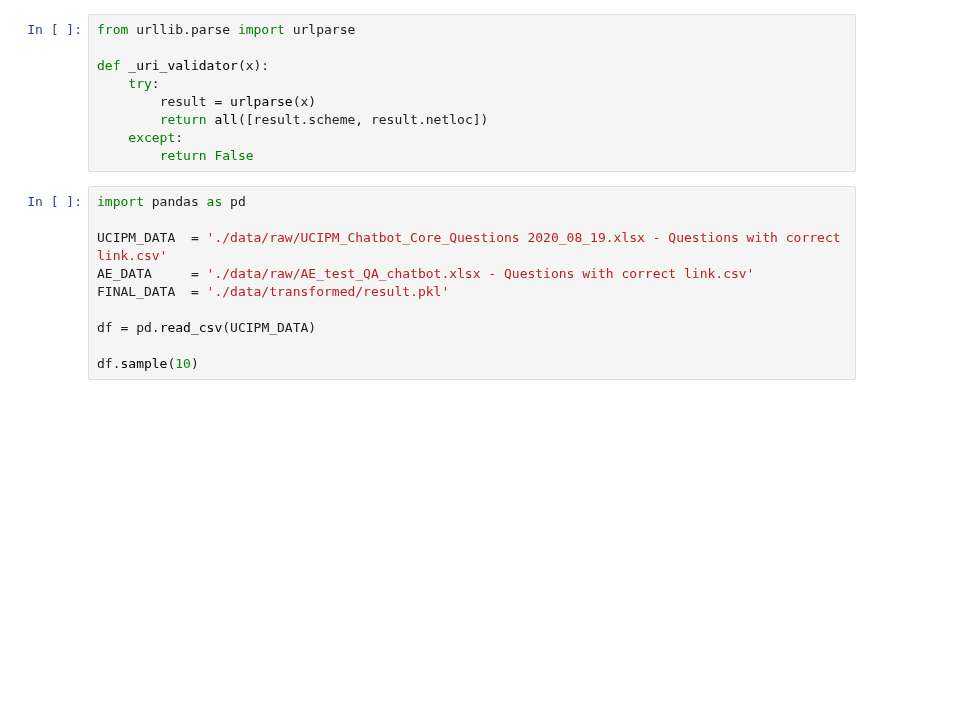
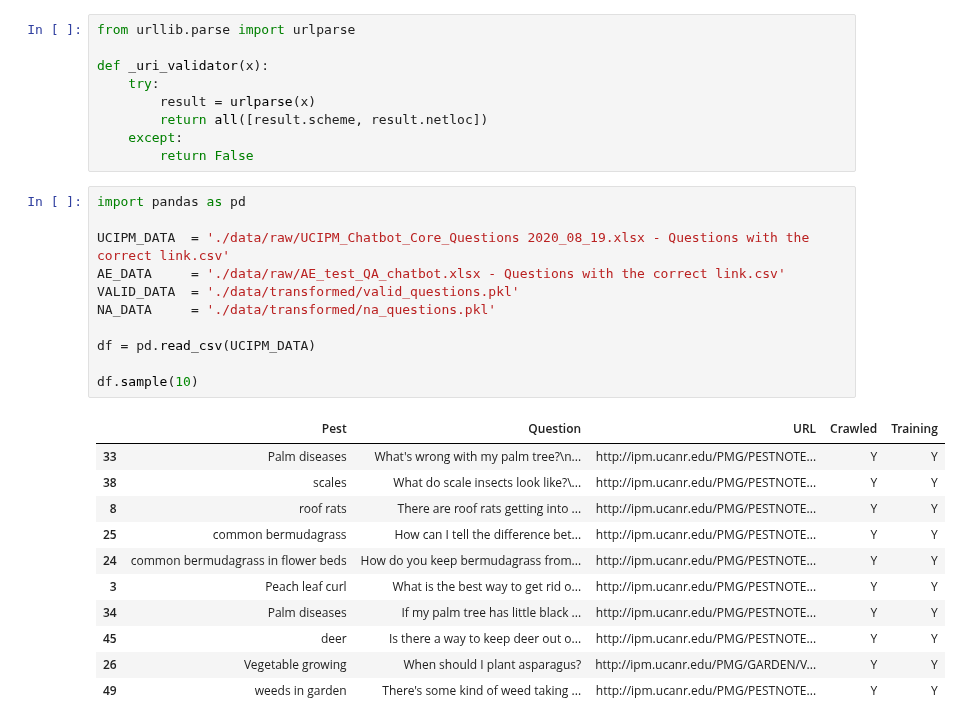
Before and after one commit to biddy1618/askchatbot, a Jupyter notebook: scripts/scoring/scoring_data_etl.ipynb, the cells around one changed output. Cells and saved outputs as stored; diff of their text form; blank space fills up the shorter version.

```diff
--- a/scripts/scoring/scoring_data_etl.ipynb
+++ b/scripts/scoring/scoring_data_etl.ipynb
@@ -12,10 +12,23 @@ def _uri_validator(x):
 # %%
 import pandas as pd
 
-UCIPM_DATA  = './data/raw/UCIPM_Chatbot_Core_Questions 2020_08_19.xlsx - Questions with correct link.csv'
-AE_DATA     = './data/raw/AE_test_QA_chatbot.xlsx - Questions with correct link.csv'
-FINAL_DATA  = './data/transformed/result.pkl'
+UCIPM_DATA  = './data/raw/UCIPM_Chatbot_Core_Questions 2020_08_19.xlsx - Questions with the correct link.csv'
+AE_DATA     = './data/raw/AE_test_QA_chatbot.xlsx - Questions with the correct link.csv'
+VALID_DATA  = './data/transformed/valid_questions.pkl'
+NA_DATA     = './data/transformed/na_questions.pkl'
 
 df = pd.read_csv(UCIPM_DATA)
 
 df.sample(10)
+# %% [output]
+|  | Pest | Question | URL | Crawled | Training |
+| 33 | Palm diseases | What's wrong with my palm tree?\n... | http://ipm.ucanr.edu/PMG/PESTNOTE... | Y | Y |
+| 38 | scales | What do scale insects look like?\... | http://ipm.ucanr.edu/PMG/PESTNOTE... | Y | Y |
+| 8 | roof rats | There are roof rats getting into ... | http://ipm.ucanr.edu/PMG/PESTNOTE... | Y | Y |
+| 25 | common bermudagrass | How can I tell the difference bet... | http://ipm.ucanr.edu/PMG/PESTNOTE... | Y | Y |
+| 24 | common bermudagrass in flower beds | How do you keep bermudagrass from... | http://ipm.ucanr.edu/PMG/PESTNOTE... | Y | Y |
+| 3 | Peach leaf curl | What is the best way to get rid o... | http://ipm.ucanr.edu/PMG/PESTNOTE... | Y | Y |
+| 34 | Palm diseases | If my palm tree has little black ... | http://ipm.ucanr.edu/PMG/PESTNOTE... | Y | Y |
+| 45 | deer | Is there a way to keep deer out o... | http://ipm.ucanr.edu/PMG/PESTNOTE... | Y | Y |
+| 26 | Vegetable growing | When should I plant asparagus? | http://ipm.ucanr.edu/PMG/GARDEN/V... | Y | Y |
+| 49 | weeds in garden | There's some kind of weed taking ... | http://ipm.ucanr.edu/PMG/PESTNOTE... | Y | Y |
```
Also changed, not shown: parts of 11 cells of this notebook, 23 other files.
